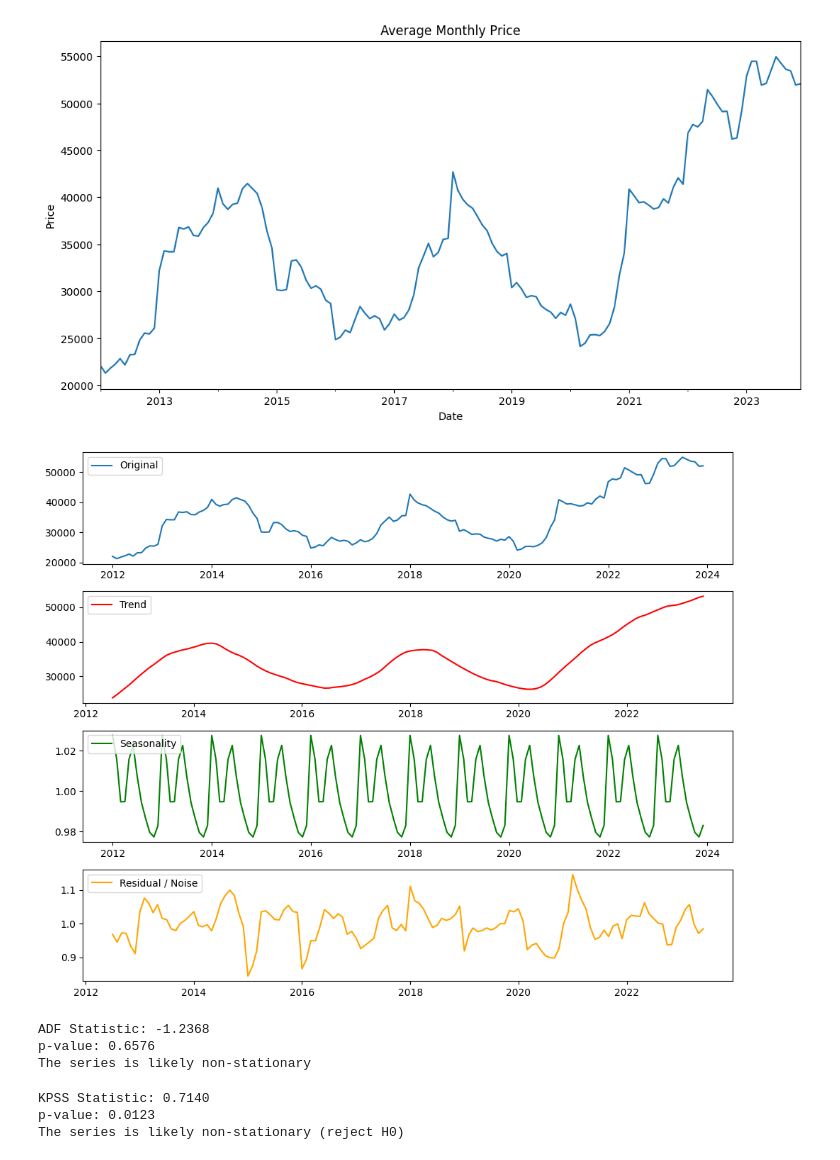
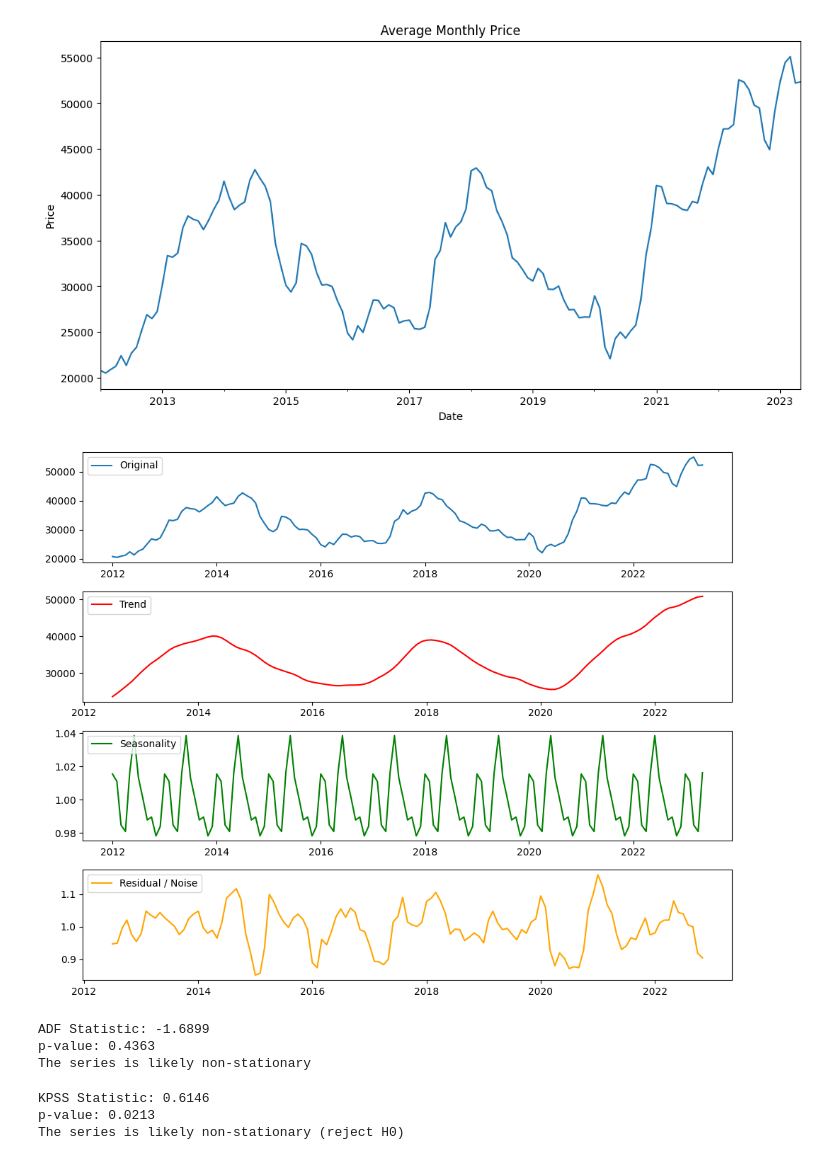
Before and after one commit to dlhegend/-TS_Academy_Capstone_Project, a Jupyter notebook: notebooks/douglas_tsa_cp.ipynb, the cells around one changed output. Drawn from its saved outputs; the diff is of its cells as text; code cells hidden in the pictures.

```diff
--- a/notebooks/douglas_tsa_cp.ipynb
+++ b/notebooks/douglas_tsa_cp.ipynb
@@ -6,4 +13,4 @@ import matplotlib.pyplot as plt
 # %%
-df = pd.read_csv('/content/Major_indices.csv')
+df = pd.read_csv('/content/ngx_asi_index_price_data.csv')
 df.head()
 # %% [output]
@@ -29,6 +35,3 @@ memory usage: 189.9+ KB
-# %%
-df.Date = pd.to_datetime(df.Date, format='mixed')
-df.set_index('Date', inplace=True)
 # %%
 df.head()
 # %% [output]
@@ -94 +44,4 @@ df_monthly_avg.head()
+# %%
+df.date = pd.to_datetime(df.date)
+df.set_index('date', inplace=True)
 # %%
@@ -106,48 +59,43 @@ df_monthly_avg.describe()
 # %%
-df_monthly_avg['Price'].plot(title='Average Monthly Price',
+df['avr_price'].plot(title='Average Monthly Price',
                              figsize=(12,6))
 plt.xlabel('Date')
 plt.ylabel('Price')
 plt.show()
 # %% [output]
-[figure, old version]
+[figure, new version]
 # %%
-from statsmodels.tsa.seasonal import seasonal_decompose
-
-df_monthly_avg.index = df_monthly_avg.index.to_timestamp()
-decomposition = seasonal_decompose(df_monthly_avg['Price'], model='multiplicative', period=12)
+decomposition = seasonal_decompose(df['avr_price'], model='multiplicative', period=12)
 
 trend = decomposition.trend
 seasonal = decomposition.seasonal
 residual = decomposition.resid
 
 
 plt.figure(figsize=(10,8))
 
 plt.subplot(4,1,1)
-plt.plot(df_monthly_avg['Price'], label='Original')
+plt.plot(df['avr_price'], label='Original')
 plt.legend(loc='upper left')
 
 plt.subplot(4,1,2)
 plt.plot(trend, label='Trend', color='red')
 plt.legend(loc='upper left')
 
 plt.subplot(4,1,3)
 plt.plot(seasonal, label='Seasonality', color='green')
 plt.legend(loc='upper left')
 
 plt.subplot(4,1,4)
 plt.plot(residual, label='Residual / Noise', color='orange')
 plt.legend(loc='upper left')
 
 plt.tight_layout()
 plt.show()
 # %% [output]
-[figure, old version]
+[figure, new version]
 # %%
-from statsmodels.tsa.stattools import adfuller
-
-adf_result = adfuller(df_monthly_avg['Price'])
+adf_result = adfuller(df['avr_price'])
 
 print(f'ADF Statistic: {adf_result[0]:.4f}')
 print(f'p-value: {adf_result[1]:.4f}')
@@ -156,13 +104,11 @@ if adf_result[1] < 0.05:
 else:
     print("The series is likely non-stationary")
 # %% [output]
-ADF Statistic: -1.2368
-p-value: 0.6576
+ADF Statistic: -1.6899
+p-value: 0.4363
 The series is likely non-stationary
 # %%
-from statsmodels.tsa.stattools import kpss
-
-kpss_result = kpss(df_monthly_avg['Price'], regression='c', nlags='auto')
+kpss_result = kpss(df['avr_price'], regression='c', nlags='auto')
 
 print(f'KPSS Statistic: {kpss_result[0]:.4f}')
 print(f'p-value: {kpss_result[1]:.4f}')
@@ -175,7 +121,7 @@ if kpss_result[1] < 0.05:
 else:
     print("The series is likely stationary (fail to reject H0)")
 # %% [output]
-KPSS Statistic: 0.7140
-p-value: 0.0123
+KPSS Statistic: 0.6146
+p-value: 0.0213
 The series is likely non-stationary (reject H0)
 # %%
```
Also changed, not shown: parts of 31 cells of this notebook.
